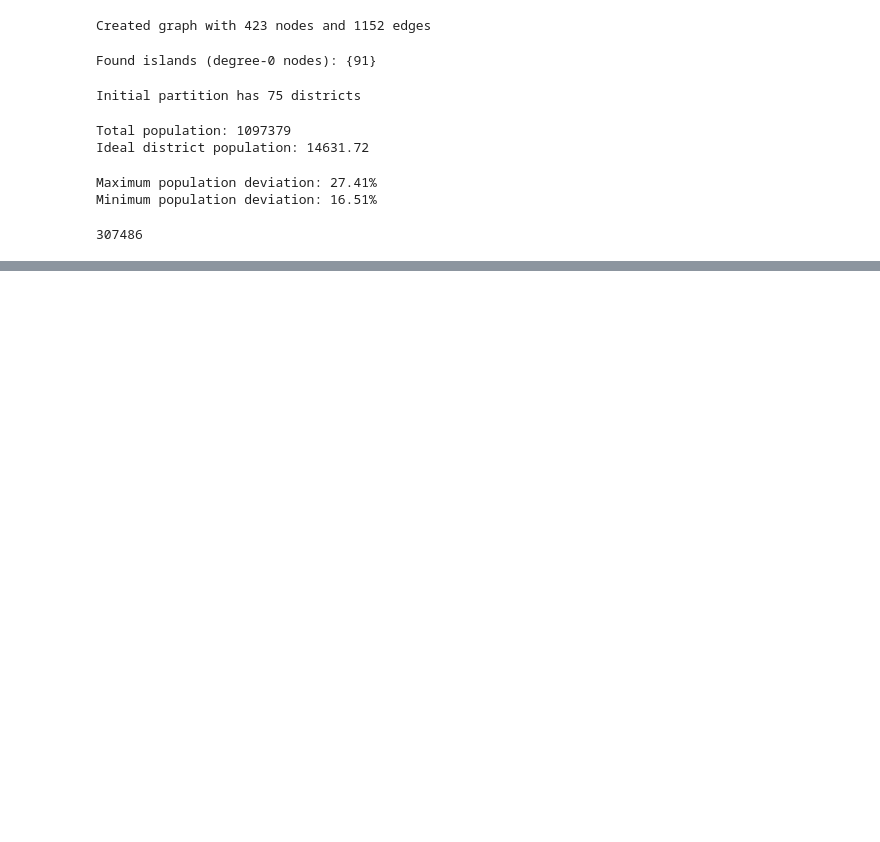
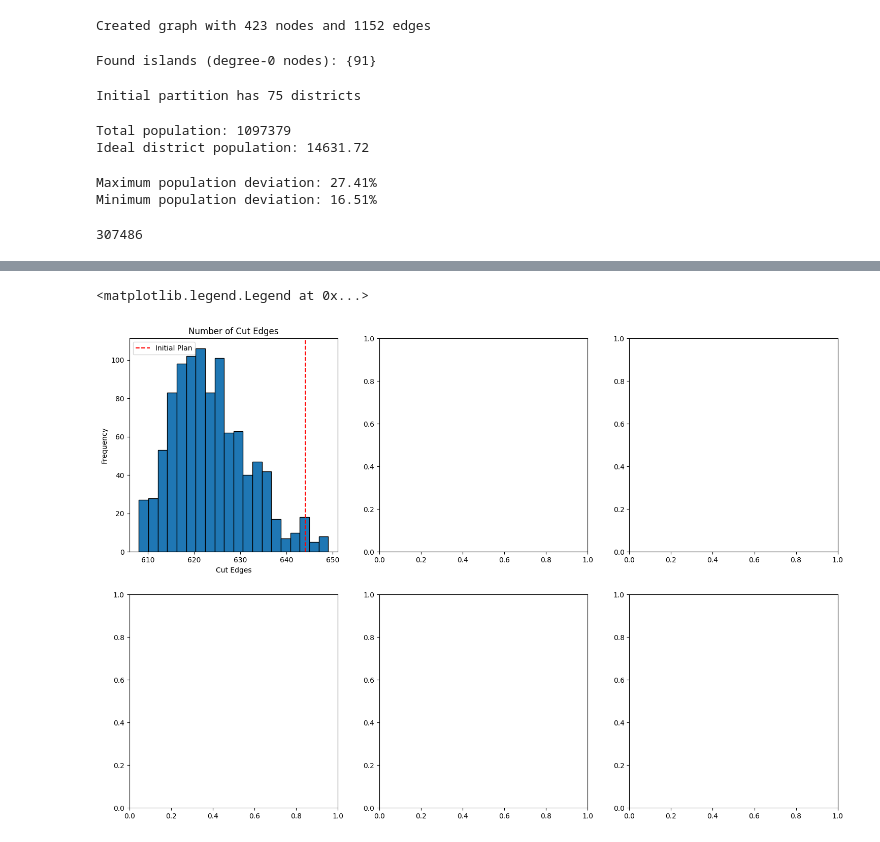
Before and after one commit to JinglinZhou99/Final_Project_MAUP_RI, a Jupyter notebook: RI_recom.ipynb, the cells around one changed output, grey strips where cells are left out. Drawn from its saved outputs; the diff is of its cells as text; code cells hidden in the pictures; blank space fills up the shorter version.

Commit message:
Updated Recom part

```diff
--- a/RI_recom.ipynb
+++ b/RI_recom.ipynb
@@ -130,15 +143,18 @@ recom_proposal = partial(
     recom,
     pop_col="TOTPOP",
     pop_target=ideal_population,
-    epsilon=0.05,  # Population balance constraint (5%)
-    node_repeats=2
+    epsilon=0.07,  # increase from 0.05 to 0.07
+    node_repeats=2,
+    method=partial(bipartition_tree, allow_pair_reselection=True)
 )
+# method=partial(bipartition_tree, allow_pair_reselection=True)
 # %%
 # Define constraints
-pop_constraint = constraints.within_percent_of_ideal_population(initial_partition, 0.1)  # 10% population deviation
+# pop_constraint = constraints.within_percent_of_ideal_population(initial_partition, 0.1)  # 10% population deviation
+pop_constraint = constraints.within_percent_of_ideal_population(initial_partition, 0.28)  # 10% population deviation
 # %%
 # Configure the Markov chain
-num_steps = 10000
+num_steps = 1000
 chain = MarkovChain(
     proposal=recom_proposal,
     constraints=[pop_constraint],
@@ -167,6 +183,6 @@ for i, partition in enumerate(chain):
     data["cut_edges"].append(len(partition["cut_edges"]))
     data["dem_seats"].append(sum(1 for vote_share in partition["pres_2020"].percents("Democratic") if vote_share > 0.5))
     data["minority_seats"].append(sum(1 for pct in partition["minority_pct"].values() if pct > 0.5))
-    data["efficiency_gap"].append(efficiency_gap(partition, "pres_2020"))
-    data["mean_median"].append(mean_median(partition, "pres_2020"))
-    data["partisan_gini"].append(partisan_gini(partition, "pres_2020"))
+    data["efficiency_gap"].append(efficiency_gap(partition["pres_2020"]))
+    data["mean_median"].append(mean_median(partition["pres_2020"]))
+    data["partisan_gini"].append(partisan_gini(partition["pres_2020"]))
@@ -243,3 +211,65 @@ plt.show()
+# %%
+# Create plots
+fig, axes = plt.subplots(2, 3, figsize=(18, 12))
+
+axes[0, 0].hist(df["cut_edges"], bins=20, edgecolor="black")
+axes[0, 0].axvline(len(initial_partition["cut_edges"]), color="red", linestyle="--", label="Initial Plan")
+axes[0, 0].set_title("Number of Cut Edges")
+axes[0, 0].set_xlabel("Cut Edges")
+axes[0, 0].set_ylabel("Frequency")
+axes[0, 0].legend()
+
+# Democratic seats
+axes[0, 1].hist(df["dem_seats"], bins=range(num_districts + 2), edgecolor="black")
+initial_dem_seats = sum(1 for vote_share in initial_partition["pres_2020"].percents("Democratic") if vote_share > 0.5)
+axes[0, 1].axvline(initial_dem_seats, color="red", linestyle="--", label="Initial Plan")
+axes[0, 1].set_title("Democratic Seats")
+axes[0, 1].set_xlabel("Number of Democratic Seats")
+axes[0, 1].set_ylabel("Frequency")
+axes[0, 1].legend()
+
+# Majority-minority seats
+axes[0, 2].hist(df["minority_seats"], bins=range(max(df["minority_seats"].max() + 2, 2)), edgecolor="black")
+initial_minority_seats = sum(1 for pct in initial_partition["minority_pct"].values() if pct > 0.5)
+axes[0, 2].axvline(initial_minority_seats, color="red", linestyle="--", label="Initial Plan")
+axes[0, 2].set_title("Majority-Minority Seats")
+axes[0, 2].set_xlabel("Number of Majority-Minority Seats")
+axes[0, 2].set_ylabel("Frequency")
+axes[0, 2].legend()
+
+# Efficiency Gap
+axes[1, 0].hist(df["efficiency_gap"], bins=20, edgecolor="black")
+initial_eg = efficiency_gap(initial_partition["pres_2020"])
+axes[1, 0].axvline(initial_eg, color="red", linestyle="--", label="Initial Plan")
+axes[1, 0].set_title("Efficiency Gap")
+axes[1, 0].set_xlabel("Efficiency Gap")
+axes[1, 0].set_ylabel("Frequency")
+axes[1, 0].legend()
+
+# Mean-Median Difference
+axes[1, 1].hist(df["mean_median"], bins=20, edgecolor="black")
+initial_mm = mean_median(initial_partition["pres_2020"])
+axes[1, 1].axvline(initial_mm, color="red", linestyle="--", label="Initial Plan")
+axes[1, 1].set_title("Mean-Median Difference")
+axes[1, 1].set_xlabel("Mean-Median Difference")
+axes[1, 1].set_ylabel("Frequency")
+axes[1, 1].legend()
+
+# Partisan Gini
+axes[1, 2].hist(df["partisan_gini"], bins=20, edgecolor="black")
+initial_pg = partisan_gini(initial_partition["pres_2020"])
+axes[1, 2].axvline(initial_pg, color="red", linestyle="--", label="Initial Plan")
+axes[1, 2].set_title("Partisan Gini")
+axes[1, 2].set_xlabel("Partisan Gini")
+axes[1, 2].set_ylabel("Frequency")
+axes[1, 2].legend()
+
+plt.tight_layout()
+plt.savefig("ri_recom_results.png", dpi=300)
+plt.show()
+# %% [output]
+<matplotlib.legend.Legend at 0x...>
+[figure, added]
 # %%
 # Plot Democratic vote share vs seat share
 # Ensemble results
```
Also changed, not shown: parts of 16 cells of this notebook.
